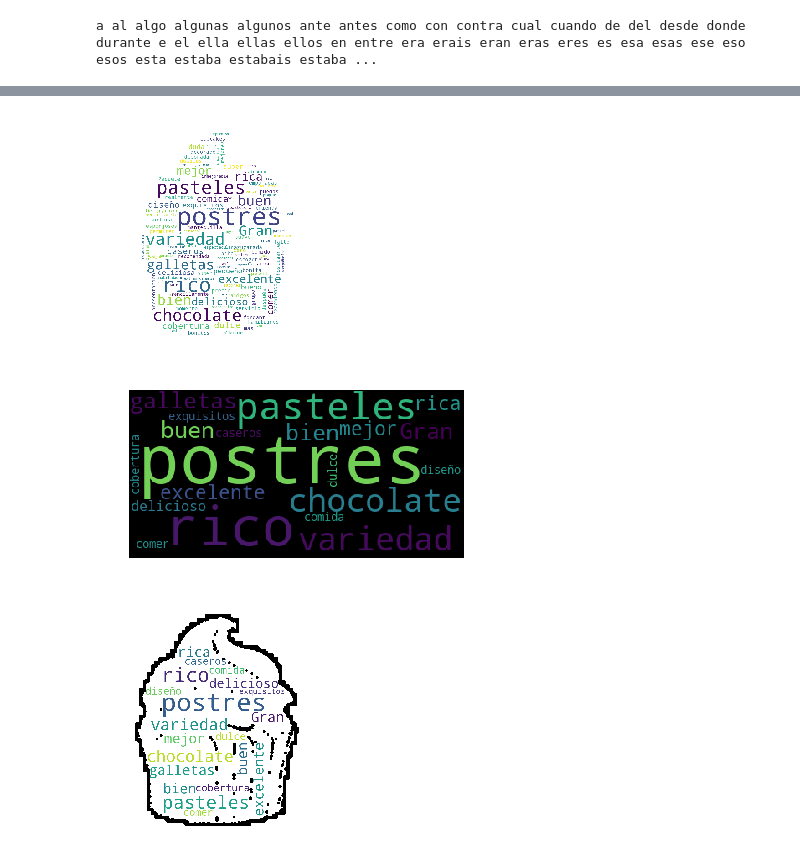
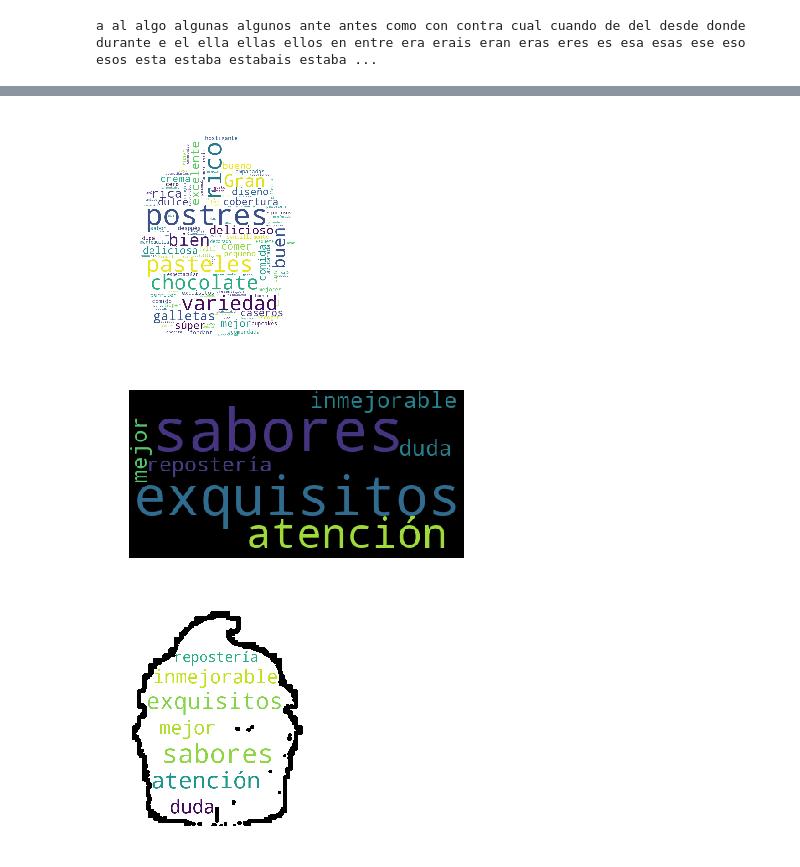
Before and after one commit to VictorGlzg/GG-HC_PROYECTO_FINAL, a Jupyter notebook: gg-hc-proyecto-final.ipynb, the cells around one changed output, grey strips where cells are left out. Drawn from its saved outputs; the diff is of its cells as text; code cells hidden in the pictures.

Commit message:
Actualización de las wordcloud por positivas y negativas

```diff
--- a/gg-hc-proyecto-final.ipynb
+++ b/gg-hc-proyecto-final.ipynb
@@ -128,3 +127,7 @@ stoplist = sorted(stopwords.words('spanish'))
 print(" ".join(stoplist))
 # %% [output]
 a al algo algunas algunos ante antes como con contra cual cuando de del desde donde durante e el ella ellas ellos en entre era erais eran eras eres es esa esas ese eso esos esta estaba estabais estaba ...
+# %%
+#Separar las reviews por positivas y negativas
+reviewsPositivas = reviews_df[reviews_df["comp_score"]=="positivo"]
+reviewsNegativas = reviews_df[reviews_df["comp_score"]=="negativo"]
@@ -130,0 +148,6 @@ a al algo algunas algunos ante antes como con contra cual cuando de del desde do
+# %%
+#Unificar palabras de cada sección.
+
+palabrasPOSITIVAS = " ".join(i for i in reviewsPositivas.Opinión)
+
+palabrasNEGATIVAS = " ".join(i for i in reviewsNegativas.Opinión)
@@ -131,34 +165,32 @@ a al algo algunas algunos ante antes como con contra cual cuando de del desde do
 # %%
+import PIL
 from PIL import Image
-test = open('/kaggle/input/datosreview/REVIEW.txt', 'r').read()
+
 python_mask = np.array(PIL.Image.open("/kaggle/input/imagecup/logocup.jpg"))
 wcp = WordCloud(stopwords = stoplist, mask = python_mask,
-               background_color= "white").generate(test)
+               background_color= "white").generate(palabrasPOSITIVAS)
 plt.imshow(wcp)
 plt.axis("off")
 plt.show()
 # %% [output]
-[figure, old version]
+[figure, new version]
 # %%
-test = open('/kaggle/input/datosreview/REVIEW.txt', 'r').read()
-
-wcp = WordCloud(stopwords = stoplist, max_words = 20).generate(test)
+wcp = WordCloud(stopwords = stoplist, max_words = 20).generate(palabrasNEGATIVAS)
 plt.imshow(wcp)
 plt.axis("off")
 plt.show()
 # %% [output]
-[figure, old version]
+[figure, new version]
 # %%
-test = open('/kaggle/input/datosreview/REVIEW.txt', 'r').read()
 python_mask = np.array(PIL.Image.open("/kaggle/input/imagecup/logocup.jpg"))
 wcp = WordCloud(stopwords = stoplist, mask = python_mask,
                background_color= "white",
                 contour_color = "black",
                contour_width= 25,
                min_font_size=3,
-               max_words = 20).generate(test)
+               max_words = 20).generate(palabrasNEGATIVAS)
 plt.imshow(wcp)
 plt.axis("off")
 plt.show()
 # %% [output]
-[figure, old version]
+[figure, new version]
```
Also changed, not shown: parts of 6 cells of this notebook.
